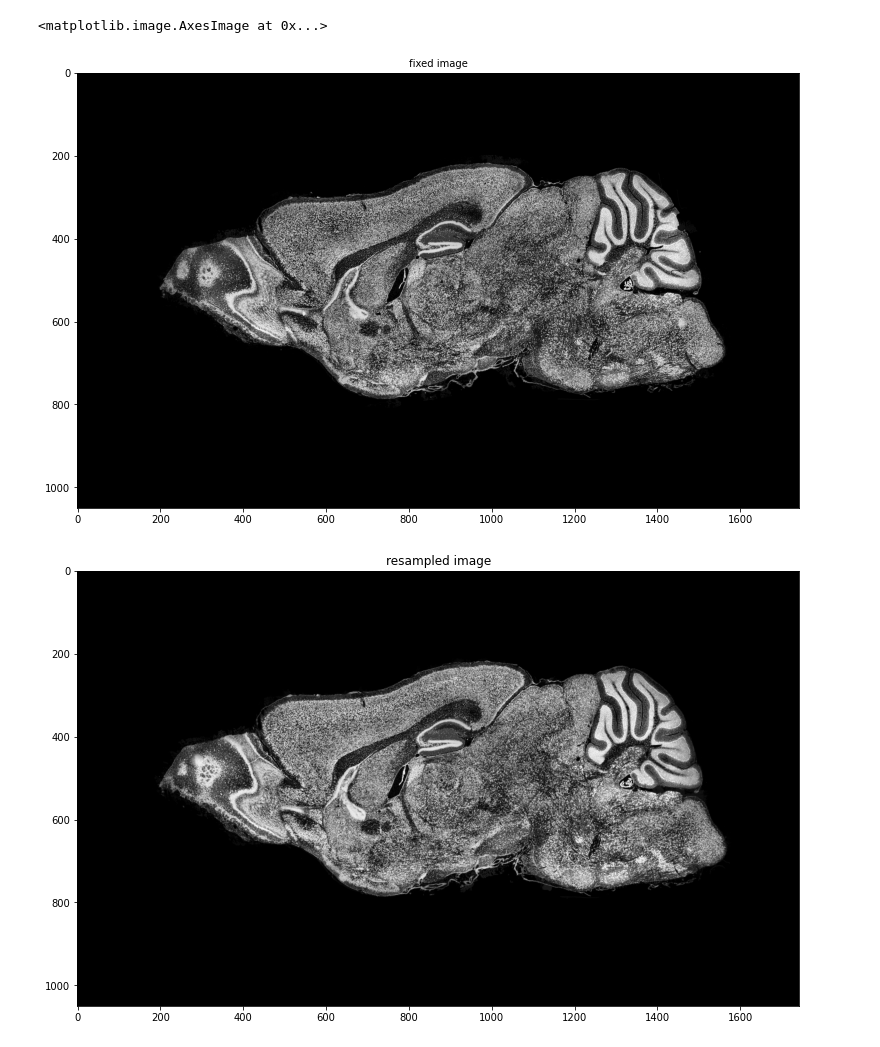
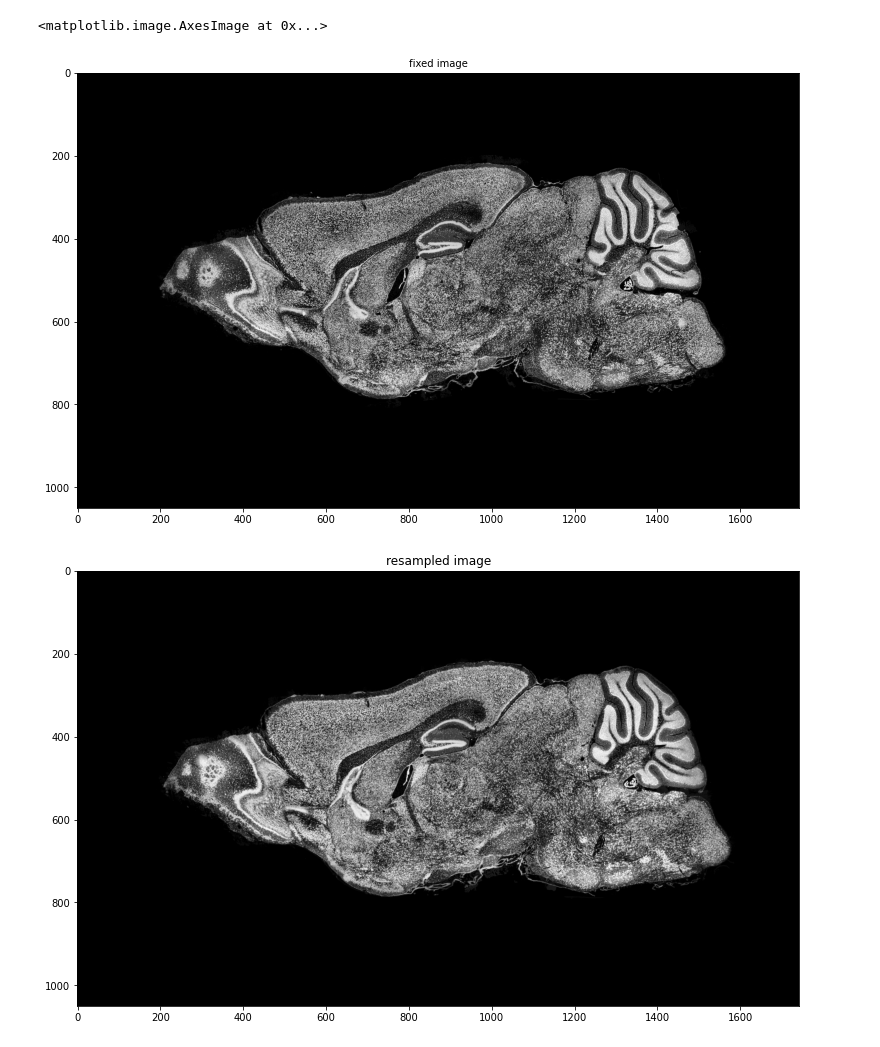
Before and after one commit to ActiveBrainAtlas2/preprocessing-pipeline, a Jupyter notebook: utilities/notebooks/basic_itk.ipynb, the cells around one changed output. Drawn from its saved outputs; the diff is of its cells as text; code cells hidden in the pictures.

```diff
--- a/utilities/notebooks/basic_itk.ipynb
+++ b/utilities/notebooks/basic_itk.ipynb
@@ -13,7 +13,7 @@ import SimpleITK as sitk
 # %%
 animal = 'DK39'
 DIR = f'/net/birdstore/Active_Atlas_Data/data_root/pipeline_data/{animal}/preps'
-INPUT = os.path.join(DIR, 'CH1', 'thumbnail_aligned')
+INPUT = os.path.join(DIR, 'CH1', 'thumbnail_cleaned')
 MASKED = os.path.join(DIR, 'rotated_masked')
 ELASTIX = os.path.join(DIR, 'elastix')
 # %%
@@ -28,7 +30,7 @@ from utilities.utilities_registration import register_test, register_from_tutori
 fixed_index = str(193).zfill(3)
 moving_index = str(194).zfill(3)
 
-final_transform, fixed, moving, R = register_from_tutorial(INPUT, fixed_index, moving_index)
+final_transform, fixed, moving, R = register_test(INPUT, fixed_index, moving_index)
 
 
 # Always check the reason optimization terminated.
@@ -50,18 +53,18 @@ center (895.8247752464823, 516.8031783245681)
 # %%
-moving_resampled = sitk.Resample(moving, fixed, final_transform, sitk.sitkLinear, 0.0, moving_image.GetPixelID())
+moving_resampled = sitk.Resample(moving, fixed, final_transform, sitk.sitkLinear, 0.0, moving.GetPixelID())
 fig = plt.figure(figsize=(15,8))
 plt.imshow(sitk.GetArrayViewFromImage(fixed), cmap='gray')
 plt.title('fixed image', fontsize=10)
 
 fig = plt.figure(figsize=(15, 8))
 plt.imshow(sitk.GetArrayViewFromImage(moving_resampled), cmap='gray')
 plt.title('resampled image')
 
 fig = plt.figure(figsize=(15, 8))
 plt.title('moving image')
 plt.imshow(sitk.GetArrayViewFromImage(moving), cmap='gray')
 # %% [output]
 <matplotlib.image.AxesImage at 0x...>
 [figure]
-[figure, old version]
+[figure, new version]
 [figure]
```
Also changed, not shown: parts of 4 cells of this notebook, 2 other files.
